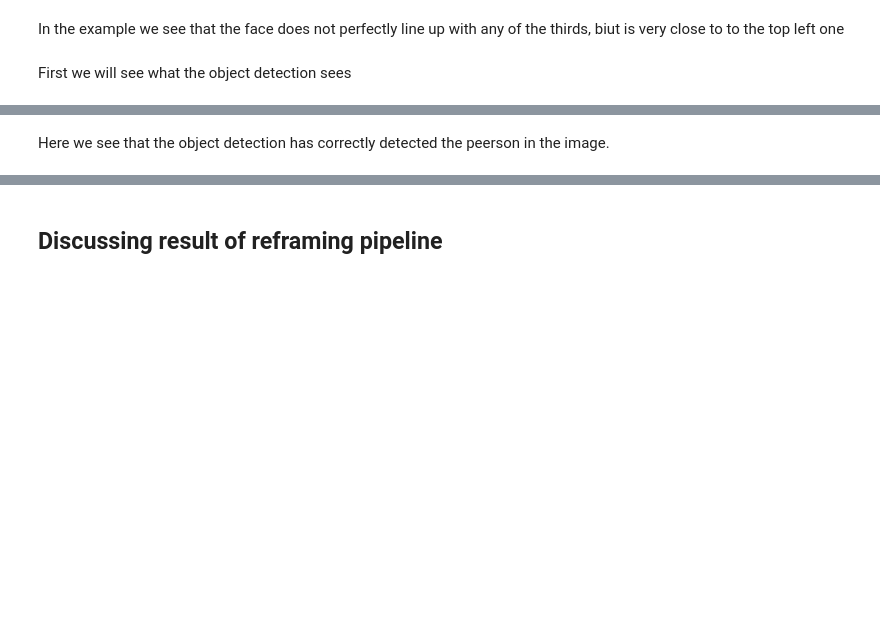
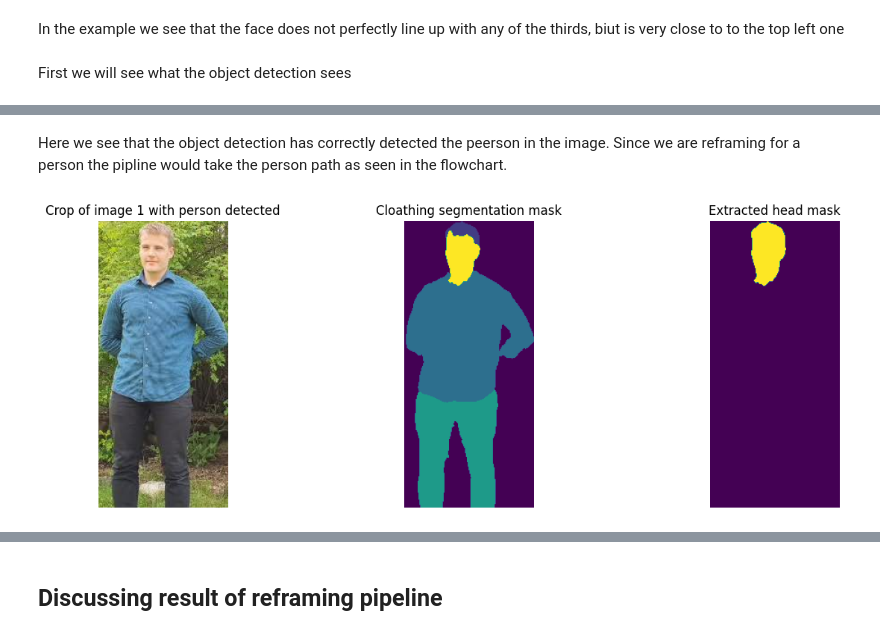
Before and after one commit to eloMG/gen-ai-photography, a Jupyter notebook: report.ipynb, the cells around one changed output, grey strips where cells are left out. Cells and saved outputs as stored; diff of their text form; code cells hidden in the pictures; blank space fills up the shorter version.

Commit message:
Done work on report example

```diff
--- a/report.ipynb
+++ b/report.ipynb
@@ -399,2 +406,31 @@ Display_object_detection(Example_image)
 # %% [markdown]
-Here we see that the object detection has correctly detected the peerson in the image.
+Here we see that the object detection has correctly detected the peerson in the image. Since we are reframing for a person the pipline would take the person path as seen in the flowchart.
+# %%
+
+person_images, boxes = crop_subjects(Example_image, "person",return_boxes = True)
+person_image = person_images[0]
+box = boxes[0]
+
+fig, axs = plt.subplots(1, 3, figsize=(15, 5))  # 1 row, 3 columns
+
+# Assuming person_image1, person_image2, person_image3 are your images
+axs[0].imshow(person_image)
+axs[0].set_title("Crop of image 1 with person detected")
+axs[0].axis('off')
+
+
+head_pos,seg, mask =  get_person_cordinate(person_image, return_segmentation = True, return_head_segmentation = True)
+
+
+
+axs[1].imshow(seg)
+axs[1].set_title("Cloathing segmentation mask")
+axs[1].axis('off')
+
+axs[2].imshow(mask)
+axs[2].set_title("Extracted head mask")
+axs[2].axis('off')
+
+plt.show()
+# %% [output]
+[figure, added]
```
Also changed, not shown: parts of 6 cells of this notebook, 1 other file.
